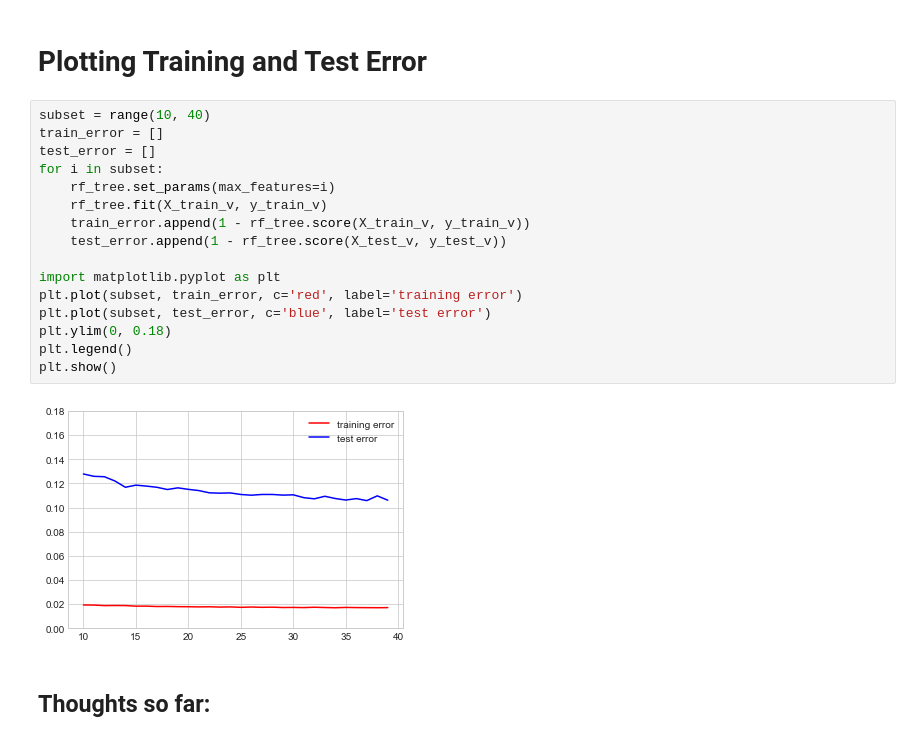
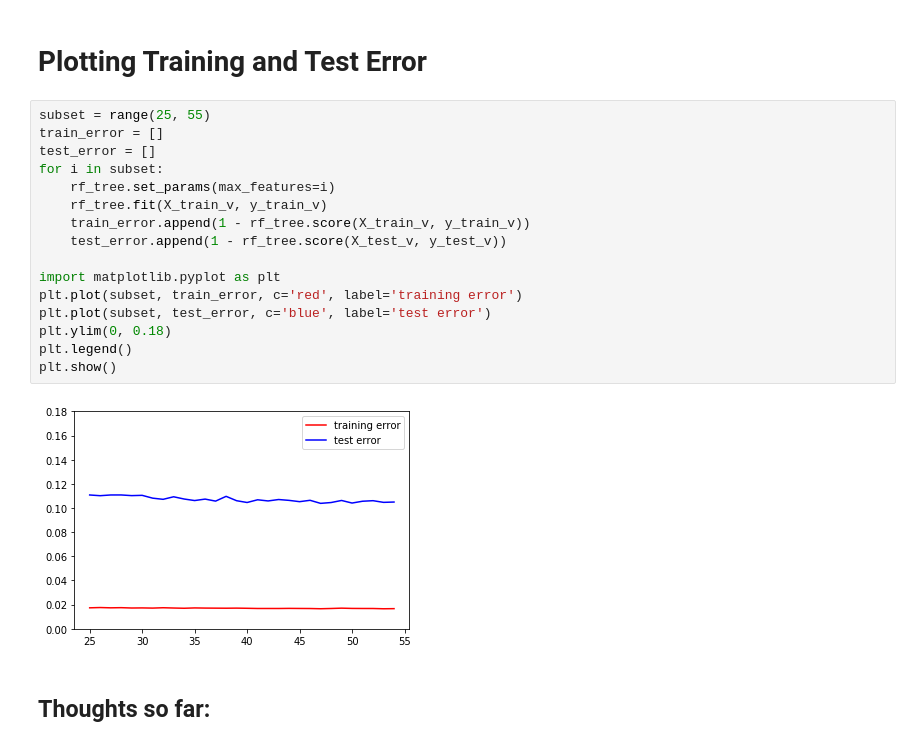
Before and after one commit to reflexiveprophecy/Kaggle_Predict_Ames_Iowa_Housing_Prices, a Jupyter notebook: JAMES! Stack Attack This Random Forest! .ipynb, the cells around one changed output. Cells and saved outputs as stored; diff of their text form.

```diff
--- a/JAMES! Stack Attack This Random Forest! .ipynb
+++ b/JAMES! Stack Attack This Random Forest! .ipynb
@@ -308,23 +333,23 @@ sns.barplot(x = 'Importance', y = 'Feature', data=result)
 # %% [markdown]
 # Plotting Training and Test Error
 # %%
-subset = range(10, 40)
+subset = range(25, 55)
 train_error = []
 test_error = []
 for i in subset:
     rf_tree.set_params(max_features=i)
     rf_tree.fit(X_train_v, y_train_v)
     train_error.append(1 - rf_tree.score(X_train_v, y_train_v))
     test_error.append(1 - rf_tree.score(X_test_v, y_test_v))
 
 import matplotlib.pyplot as plt
 plt.plot(subset, train_error, c='red', label='training error')
 plt.plot(subset, test_error, c='blue', label='test error')
 plt.ylim(0, 0.18)
 plt.legend()
 plt.show()
 # %% [output]
-[figure, old version]
+[figure, new version]
 # %% [markdown]
 ## Thoughts so far:
 # %% [markdown]
```
Also changed, not shown: parts of 16 cells of this notebook, 2 other files.
